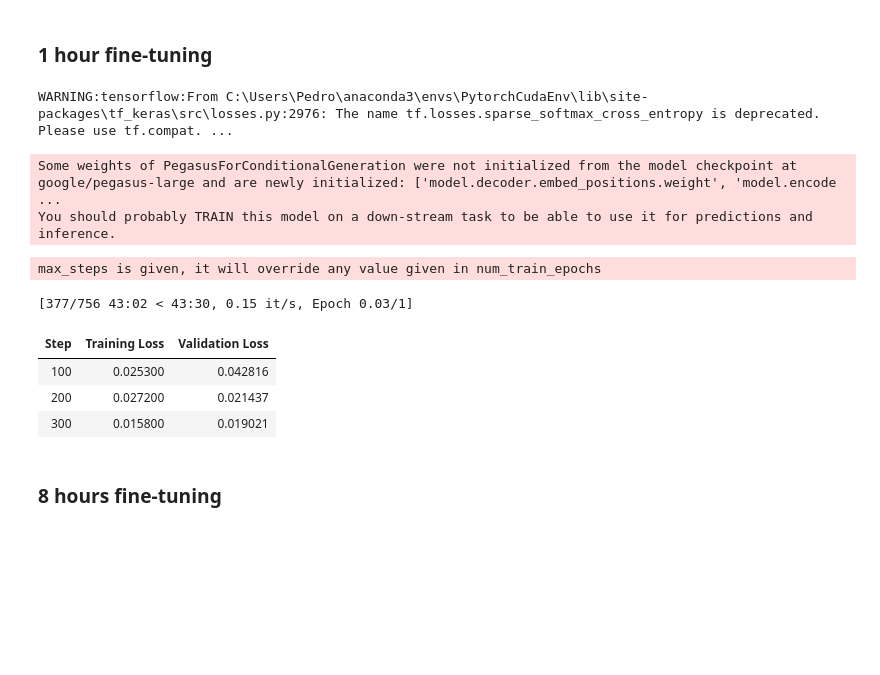
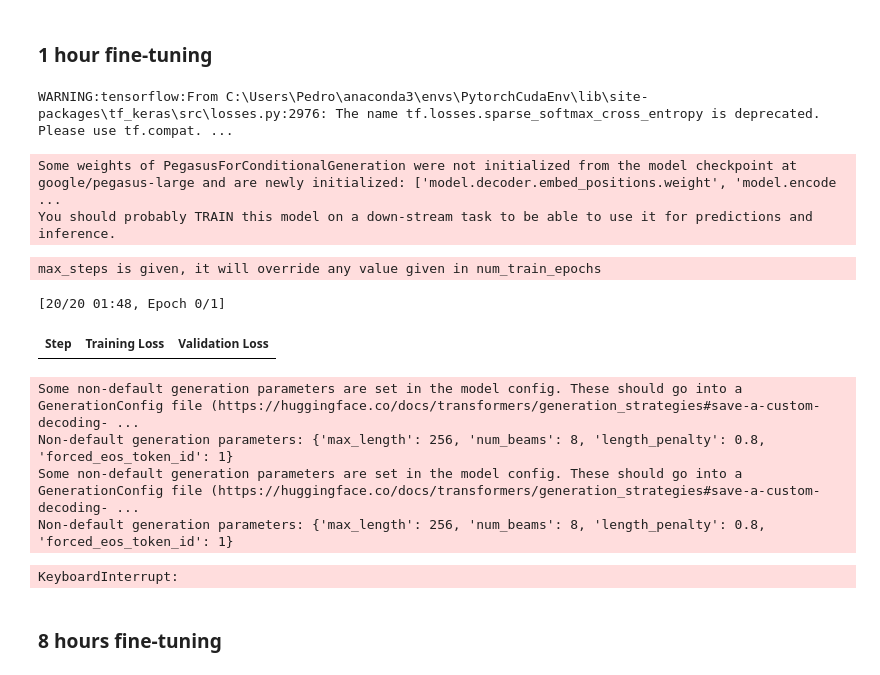
Before and after one commit to ptg93/project-2-nlp-business-case-automated-customers-reviews, a Jupyter notebook: solution/transformers/transformers_Pegasus_pedro.ipynb, the cells around one changed output. Saved outputs shown, nothing was run; the diff lists cells and outputs as text; code cells hidden in the pictures; blank space fills up the shorter version.

Commit message:
Transformers summaries

```diff
--- a/solution/transformers/transformers_Pegasus_pedro.ipynb
+++ b/solution/transformers/transformers_Pegasus_pedro.ipynb
@@ -178,6 +178,10 @@ dataset_dict = DatasetDict({
 tokenizer = PegasusTokenizer.from_pretrained("google/pegasus-large")
 model = PegasusForConditionalGeneration.from_pretrained("google/pegasus-large")
 
+# Move model to GPU
+device = torch.device("cuda" if torch.cuda.is_available() else "cpu")
+model.to(device)
+
 # Tokenize the input text and summaries
 def tokenize_function(examples):
     model_inputs = tokenizer(examples['reviews.text'], max_length=512, truncation=True)
@@ -188,19 +192,19 @@ def tokenize_function(examples):
 
 tokenized_datasets = dataset_dict.map(tokenize_function, batched=True)
 
-# Define training arguments with max_steps set to train for approximately 1 hour
+# Define training arguments with max_steps set to train for approximately 8 hours
 training_args = TrainingArguments(
     output_dir="./results",
     evaluation_strategy="steps",
-    eval_steps=100,  # Evaluate every 100 steps
+    eval_steps=500,  # Evaluate every 500 steps
     learning_rate=2e-5,
     per_device_train_batch_size=2,
     per_device_eval_batch_size=2,
     max_steps=756,  # Train for approximately 1 hour
     weight_decay=0.01,
     logging_dir="./logs",
-    logging_steps=10,
-    save_steps=500,  # Save less frequently
+    logging_steps=50,
+    save_steps=1000,  # Save less frequently
     save_total_limit=2,
 )
 
@@ -219,38 +223,41 @@ trainer = Trainer(
 
 # Fine-tune the model
 trainer.train()
 
 # Save the fine-tuned model
 model.save_pretrained("./fine-tuned-pegasus")
 tokenizer.save_pretrained("./fine-tuned-pegasus")
 
 # Summarize the reviews
 def summarize_text(text, max_length=256, num_beams=8, length_penalty=0.8):
     inputs = tokenizer(text, return_tensors="pt", truncation=True, padding="longest")
+    inputs = inputs.to(device)  # Move inputs to the same device as the model
     summary_ids = model.generate(
         inputs["input_ids"],
         max_length=max_length,
         num_beams=num_beams,
         length_penalty=length_penalty,
         forced_eos_token_id=tokenizer.eos_token_id
     )
     return tokenizer.decode(summary_ids[0], skip_special_tokens=True)
 
 # Apply summarization to the dataset
-data['summary'] = data['reviews.text'].apply(summarize_text)
+data['summary'] = data['reviews.text'].apply(lambda x: summarize_text(x))
 for idx, row in data.iterrows():
     print(f"Original Review: {row['reviews.text'][:500]}...")
     print(f"Summary: {row['summary']}\n")
 # %% [output]
 WARNING:tensorflow:From C:\Users\Pedro\anaconda3\envs\PytorchCudaEnv\lib\site-packages\tf_keras\src\losses.py:2976: The name tf.losses.sparse_softmax_cross_entropy is deprecated. Please use tf.compat. ...
 Some weights of PegasusForConditionalGeneration were not initialized from the model checkpoint at google/pegasus-large and are newly initialized: ['model.decoder.embed_positions.weight', 'model.encode ...
 You should probably TRAIN this model on a down-stream task to be able to use it for predictions and inference.
 max_steps is given, it will override any value given in num_train_epochs
-[377/756 43:02 < 43:30, 0.15 it/s, Epoch 0.03/1]
+[20/20 01:48, Epoch 0/1]
 | Step | Training Loss | Validation Loss |
-| 100 | 0.025300 | 0.042816 |
-| 200 | 0.027200 | 0.021437 |
-| 300 | 0.015800 | 0.019021 |
+Some non-default generation parameters are set in the model config. These should go into a GenerationConfig file (https://huggingface.co/docs/transformers/generation_strategies#save-a-custom-decoding- ...
+Non-default generation parameters: {'max_length': 256, 'num_beams': 8, 'length_penalty': 0.8, 'forced_eos_token_id': 1}
+Some non-default generation parameters are set in the model config. These should go into a GenerationConfig file (https://huggingface.co/docs/transformers/generation_strategies#save-a-custom-decoding- ...
+Non-default generation parameters: {'max_length': 256, 'num_beams': 8, 'length_penalty': 0.8, 'forced_eos_token_id': 1}
+KeyboardInterrupt:
 # %% [markdown]
 ### 8 hours fine-tuning
 # %%
```
Also changed, not shown: parts of 1 cell of this notebook, 13 other files.
